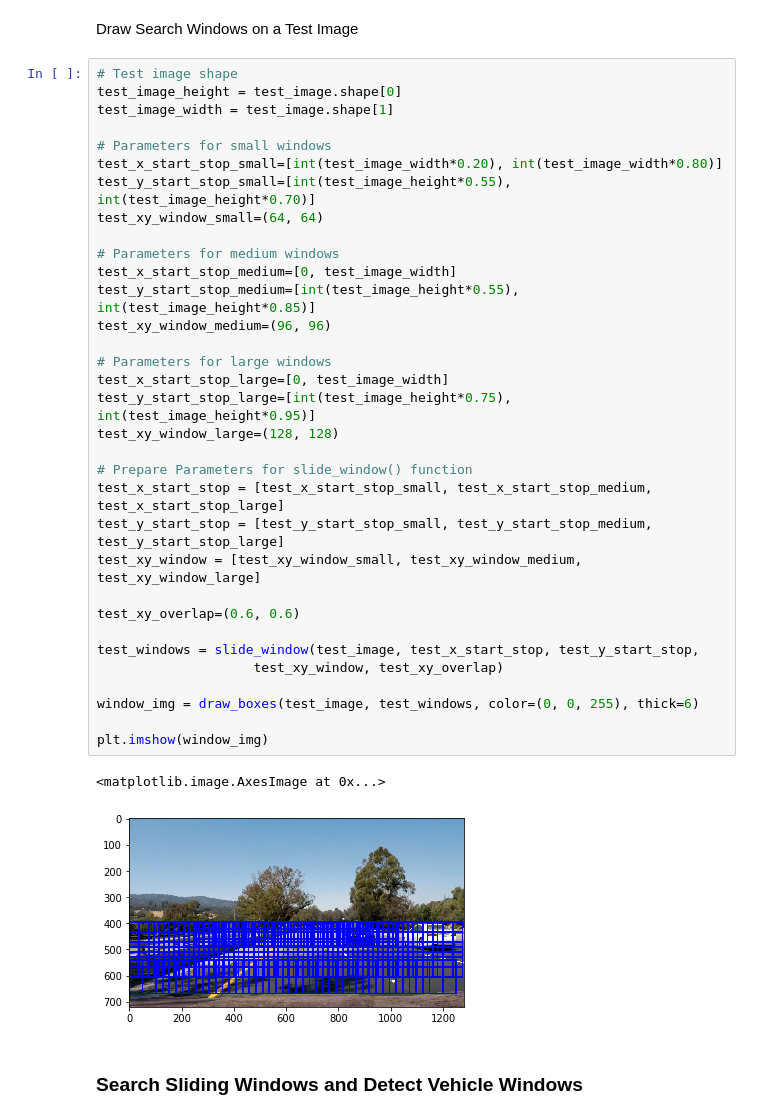
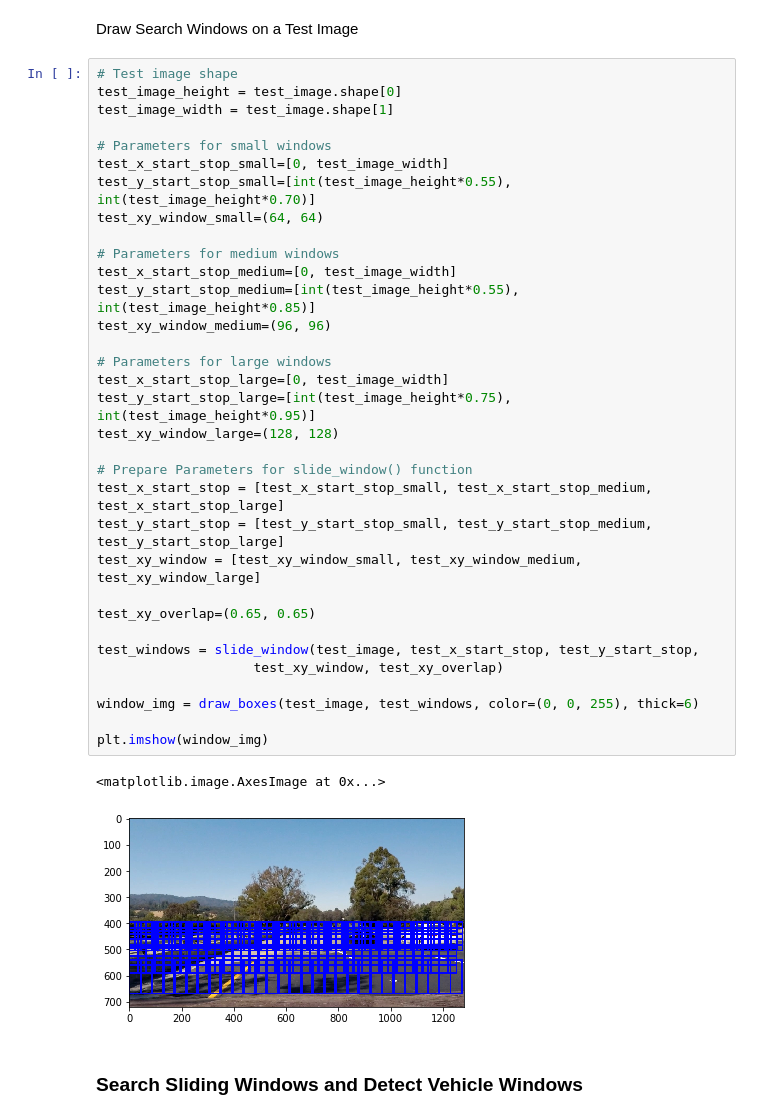
Before and after one commit to vinny-palumbo/AutonomousCars-VehicleDetection, a Jupyter notebook: pipeline.ipynb, the cells around one changed output. Drawn from its saved outputs; the diff is of its cells as text.

```diff
--- a/pipeline.ipynb
+++ b/pipeline.ipynb
@@ -530,36 +530,36 @@ test_image_height = test_image.shape[0]
 test_image_width = test_image.shape[1]
 
 # Parameters for small windows
-test_x_start_stop_small=[int(test_image_width*0.20), int(test_image_width*0.80)]
+test_x_start_stop_small=[0, test_image_width]
 test_y_start_stop_small=[int(test_image_height*0.55), int(test_image_height*0.70)]
 test_xy_window_small=(64, 64)
 
 # Parameters for medium windows
 test_x_start_stop_medium=[0, test_image_width]
 test_y_start_stop_medium=[int(test_image_height*0.55), int(test_image_height*0.85)]
 test_xy_window_medium=(96, 96)
 
 # Parameters for large windows
 test_x_start_stop_large=[0, test_image_width]
 test_y_start_stop_large=[int(test_image_height*0.75), int(test_image_height*0.95)]
 test_xy_window_large=(128, 128)
 
 # Prepare Parameters for slide_window() function
 test_x_start_stop = [test_x_start_stop_small, test_x_start_stop_medium, test_x_start_stop_large]
 test_y_start_stop = [test_y_start_stop_small, test_y_start_stop_medium, test_y_start_stop_large]
 test_xy_window = [test_xy_window_small, test_xy_window_medium, test_xy_window_large]
 
-test_xy_overlap=(0.6, 0.6)
+test_xy_overlap=(0.65, 0.65)
 
 test_windows = slide_window(test_image, test_x_start_stop, test_y_start_stop,
                     test_xy_window, test_xy_overlap)
 
 window_img = draw_boxes(test_image, test_windows, color=(0, 0, 255), thick=6)
 
 plt.imshow(window_img)
 # %% [output]
 <matplotlib.image.AxesImage at 0x...>
-[figure, old version]
+[figure, new version]
 # %% [markdown]
 ### Search Sliding Windows and Detect Vehicle Windows
 # %%
```
Also changed, not shown: parts of 14 cells of this notebook.
